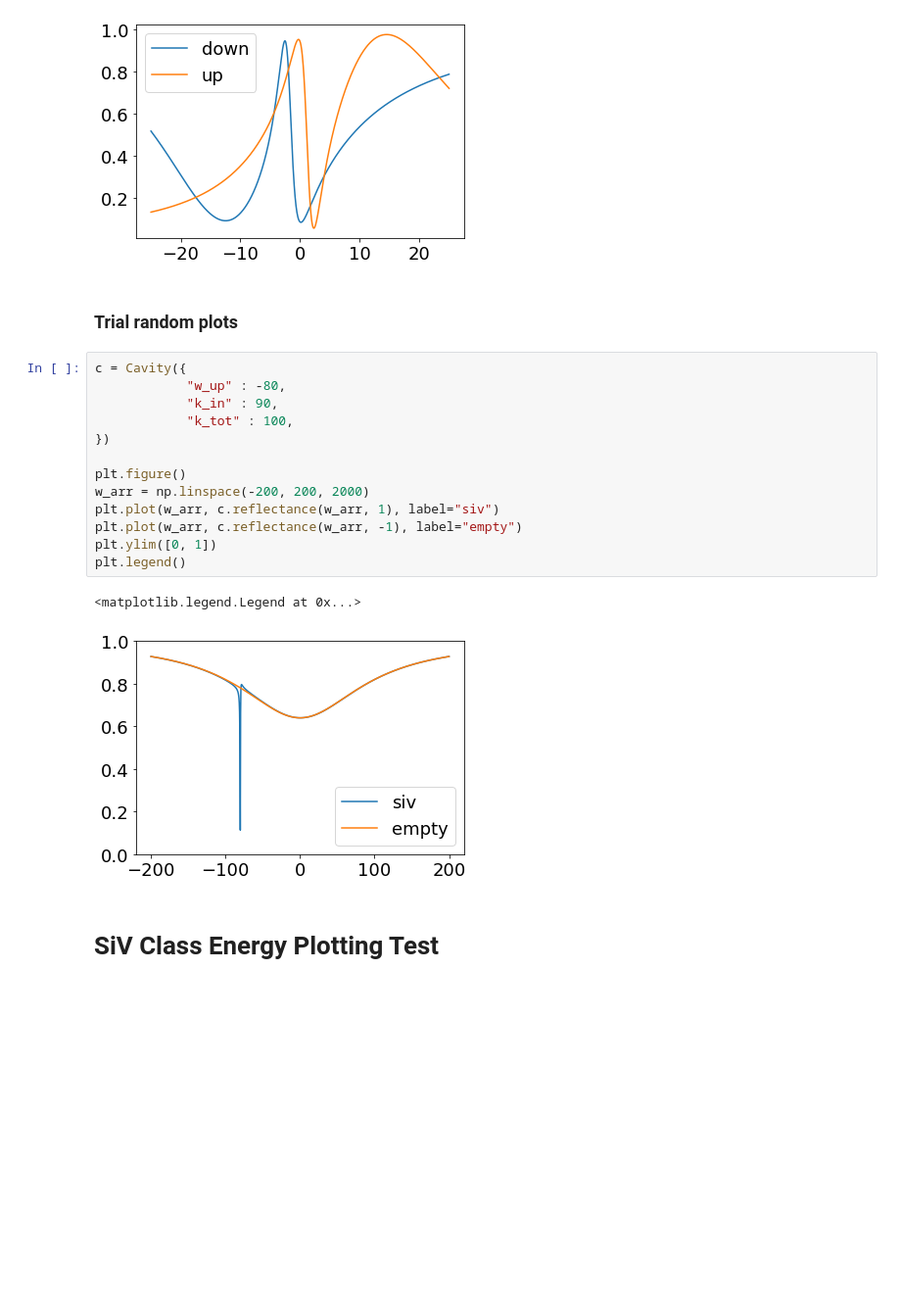
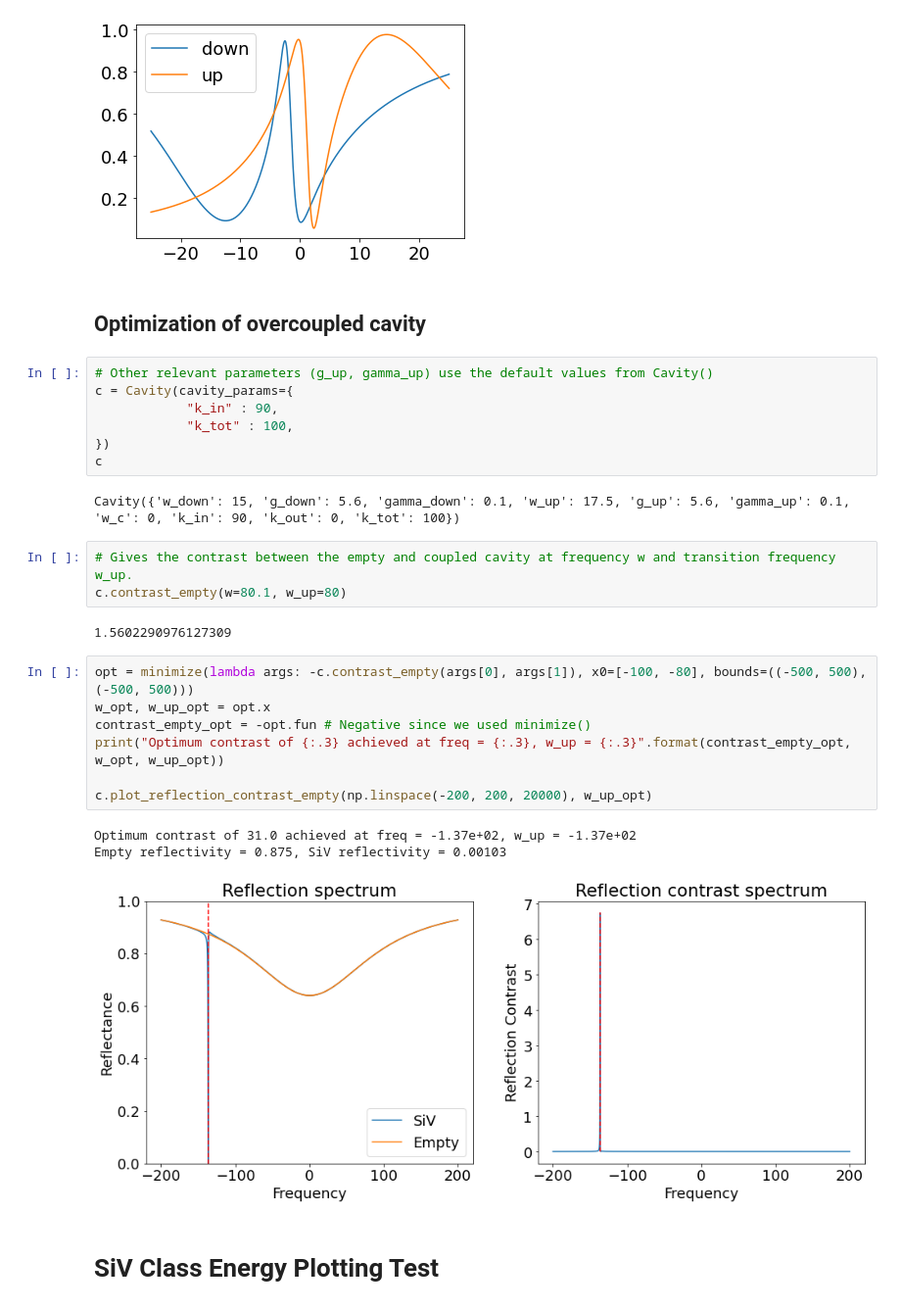
Before and after one commit to huanyanqi/siv-cqed-model, a Jupyter notebook: CavityQED_Demo.ipynb, the cells around one changed output. Shown at 98% size. Cells and saved outputs as stored; diff of their text form; blank space fills up the shorter version.

```diff
--- a/CavityQED_Demo.ipynb
+++ b/CavityQED_Demo.ipynb
@@ -53,24 +53,33 @@ plt.legend()
 <matplotlib.legend.Legend at 0x...>
 [figure]
 [figure]
-# %% [markdown]
-### Trial random plots
-# %%
-c = Cavity({
-            "w_up" : -80,
-            "k_in" : 90,
-            "k_tot" : 100,
-})
-
-plt.figure()
-w_arr = np.linspace(-200, 200, 2000)
-plt.plot(w_arr, c.reflectance(w_arr, 1), label="siv")
-plt.plot(w_arr, c.reflectance(w_arr, -1), label="empty")
-plt.ylim([0, 1])
-plt.legend()
-# %% [output]
-<matplotlib.legend.Legend at 0x...>
-[figure, removed]
+# %% [markdown]
+## Optimization of overcoupled cavity
+# %%
+# Other relevant parameters (g_up, gamma_up) use the default values from Cavity()
+c = Cavity(cavity_params={
+            "k_in" : 90,
+            "k_tot" : 100,
+})
+c
+# %% [output]
+Cavity({'w_down': 15, 'g_down': 5.6, 'gamma_down': 0.1, 'w_up': 17.5, 'g_up': 5.6, 'gamma_up': 0.1, 'w_c': 0, 'k_in': 90, 'k_out': 0, 'k_tot': 100})
+# %%
+# Gives the contrast between the empty and coupled cavity at frequency w and transition frequency w_up.
+c.contrast_empty(w=80.1, w_up=80)
+# %% [output]
+1.5602290976127309
+# %%
+opt = minimize(lambda args: -c.contrast_empty(args[0], args[1]), x0=[-100, -80], bounds=((-500, 500), (-500, 500)))
+w_opt, w_up_opt = opt.x
+contrast_empty_opt = -opt.fun # Negative since we used minimize()
+print("Optimum contrast of {:.3} achieved at freq = {:.3}, w_up = {:.3}".format(contrast_empty_opt, w_opt, w_up_opt))
+
+c.plot_reflection_contrast_empty(np.linspace(-200, 200, 20000), w_up_opt)
+# %% [output]
+Optimum contrast of 31.0 achieved at freq = -1.37e+02, w_up = -1.37e+02
+Empty reflectivity = 0.875, SiV reflectivity = 0.00103
+[figure, added]
 # %% [markdown]
 # SiV Class Energy Plotting Test
 # %%
```
Also changed, not shown: parts of 2 cells of this notebook, 1 other file.
